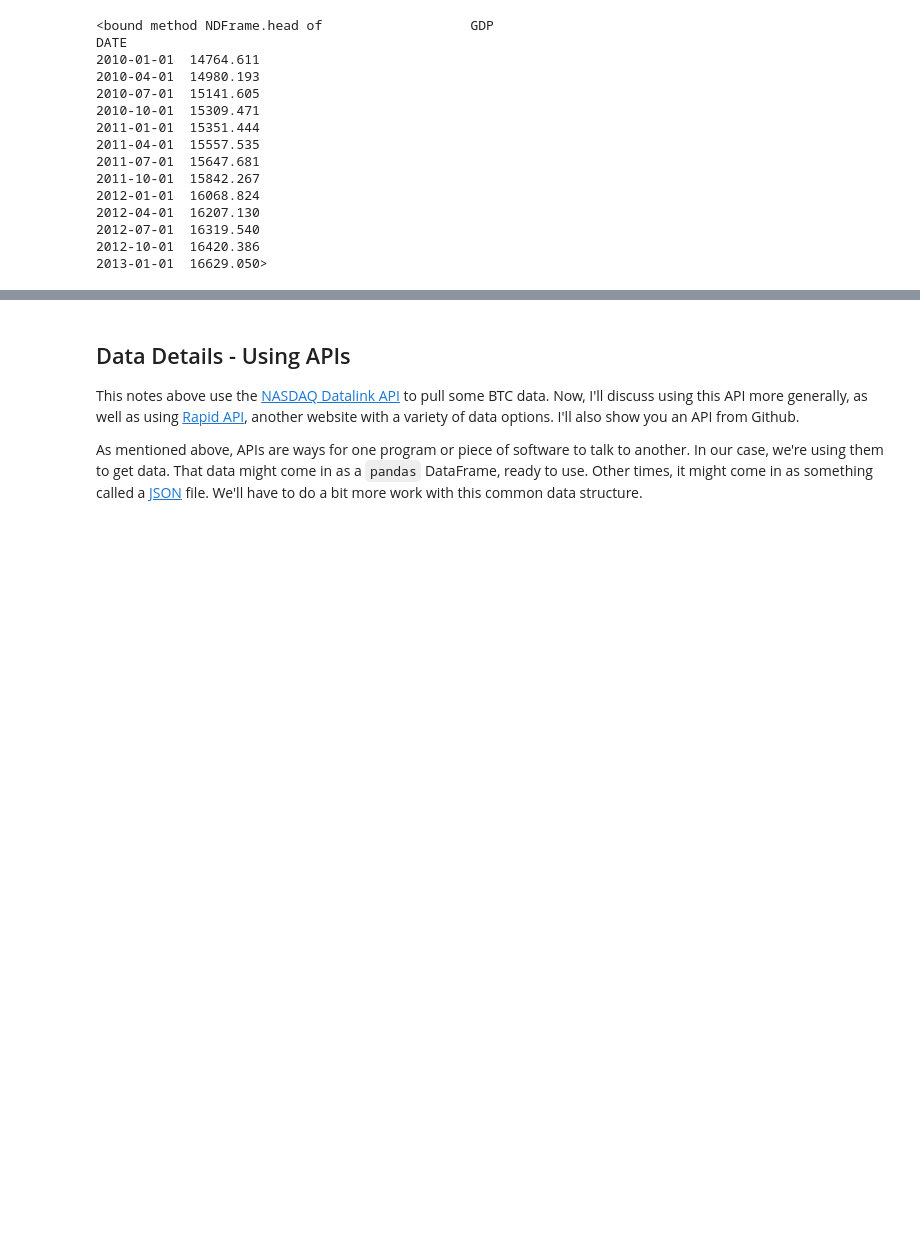
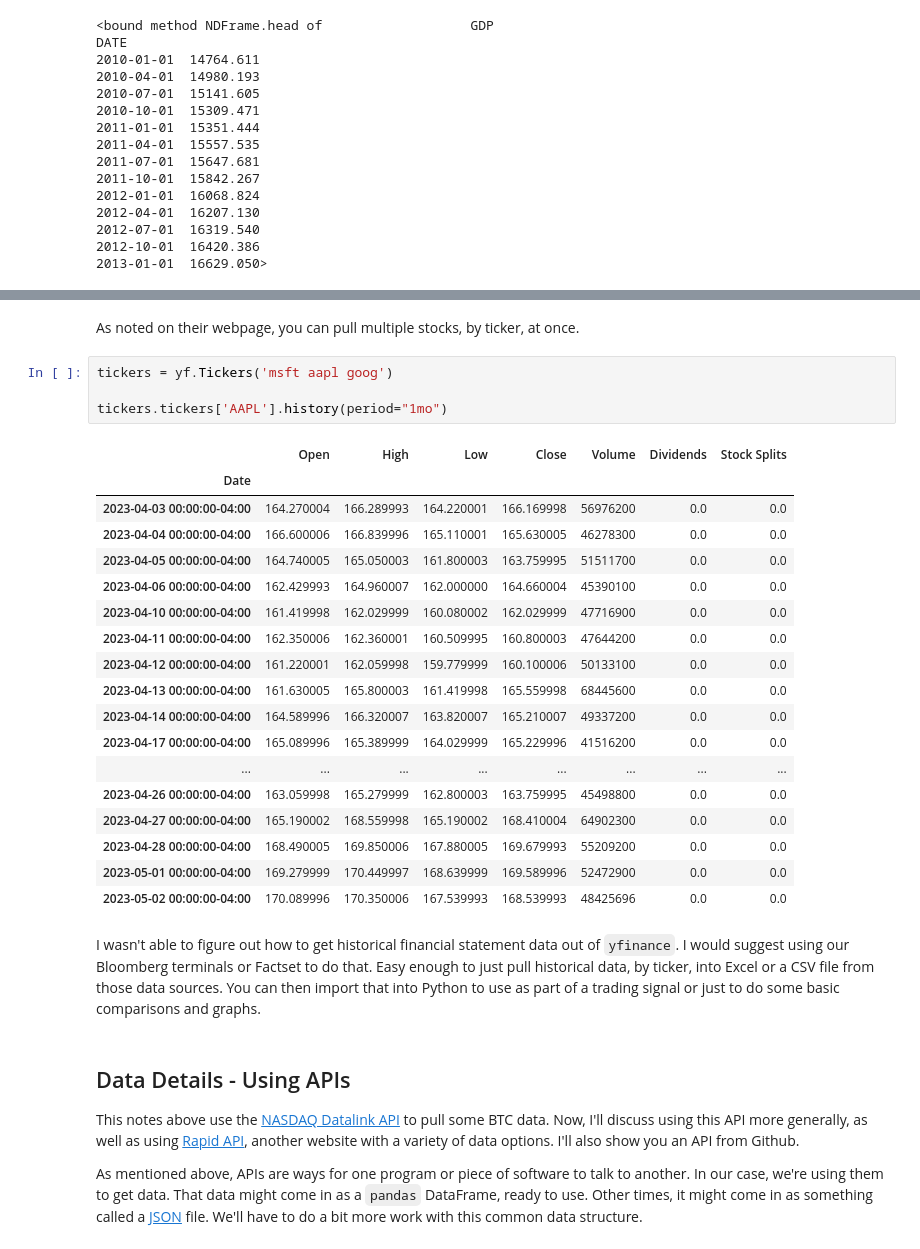
Before and after one commit to aaiken1/fin-data-analysis-text, a Jupyter notebook: _sources/chapters/7_nasdaq_api.ipynb, the cells around one changed output, grey strips where cells are left out. Cells and saved outputs as stored; diff of their text form; blank space fills up the shorter version.

```diff
--- a/_sources/chapters/7_nasdaq_api.ipynb
+++ b/_sources/chapters/7_nasdaq_api.ipynb
@@ -314,3 +409,30 @@ DATE
+# %% [markdown]
+As noted on their webpage, you can pull multiple stocks, by ticker, at once.
+# %%
+tickers = yf.Tickers('msft aapl goog')
+
+tickers.tickers['AAPL'].history(period="1mo")
+# %% [output]
+|  | Open | High | Low | Close | Volume | Dividends | Stock Splits |
+| Date |  |  |  |  |  |  |  |
+| 2023-04-03 00:00:00-04:00 | 164.270004 | 166.289993 | 164.220001 | 166.169998 | 56976200 | 0.0 | 0.0 |
+| 2023-04-04 00:00:00-04:00 | 166.600006 | 166.839996 | 165.110001 | 165.630005 | 46278300 | 0.0 | 0.0 |
+| 2023-04-05 00:00:00-04:00 | 164.740005 | 165.050003 | 161.800003 | 163.759995 | 51511700 | 0.0 | 0.0 |
+| 2023-04-06 00:00:00-04:00 | 162.429993 | 164.960007 | 162.000000 | 164.660004 | 45390100 | 0.0 | 0.0 |
+| 2023-04-10 00:00:00-04:00 | 161.419998 | 162.029999 | 160.080002 | 162.029999 | 47716900 | 0.0 | 0.0 |
+| 2023-04-11 00:00:00-04:00 | 162.350006 | 162.360001 | 160.509995 | 160.800003 | 47644200 | 0.0 | 0.0 |
+| 2023-04-12 00:00:00-04:00 | 161.220001 | 162.059998 | 159.779999 | 160.100006 | 50133100 | 0.0 | 0.0 |
+| 2023-04-13 00:00:00-04:00 | 161.630005 | 165.800003 | 161.419998 | 165.559998 | 68445600 | 0.0 | 0.0 |
+| 2023-04-14 00:00:00-04:00 | 164.589996 | 166.320007 | 163.820007 | 165.210007 | 49337200 | 0.0 | 0.0 |
+| 2023-04-17 00:00:00-04:00 | 165.089996 | 165.389999 | 164.029999 | 165.229996 | 41516200 | 0.0 | 0.0 |
+| ... | ... | ... | ... | ... | ... | ... | ... |
+| 2023-04-26 00:00:00-04:00 | 163.059998 | 165.279999 | 162.800003 | 163.759995 | 45498800 | 0.0 | 0.0 |
+| 2023-04-27 00:00:00-04:00 | 165.190002 | 168.559998 | 165.190002 | 168.410004 | 64902300 | 0.0 | 0.0 |
+| 2023-04-28 00:00:00-04:00 | 168.490005 | 169.850006 | 167.880005 | 169.679993 | 55209200 | 0.0 | 0.0 |
+| 2023-05-01 00:00:00-04:00 | 169.279999 | 170.449997 | 168.639999 | 169.589996 | 52472900 | 0.0 | 0.0 |
+| 2023-05-02 00:00:00-04:00 | 170.089996 | 170.350006 | 167.539993 | 168.539993 | 48425696 | 0.0 | 0.0 |
+# %% [markdown]
+I wasn't able to figure out how to get historical financial statement data out of `yfinance`. I would suggest using our Bloomberg terminals or Factset to do that. Easy enough to just pull historical data, by ticker, into Excel or a CSV file from those data sources. You can then import that into Python to use as part of a trading signal or just to do some basic comparisons and graphs.
 # %% [markdown]
 ## Data Details - Using APIs
 
```
Also changed, not shown: parts of 15 cells of this notebook, 10 other files.
